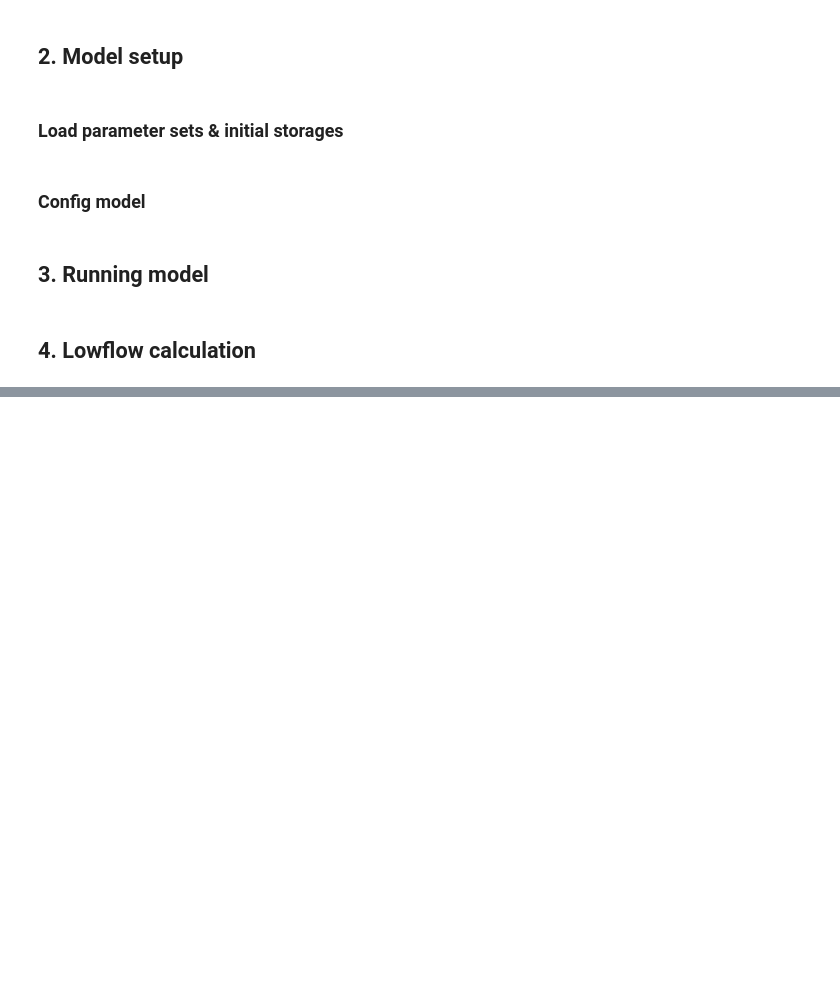
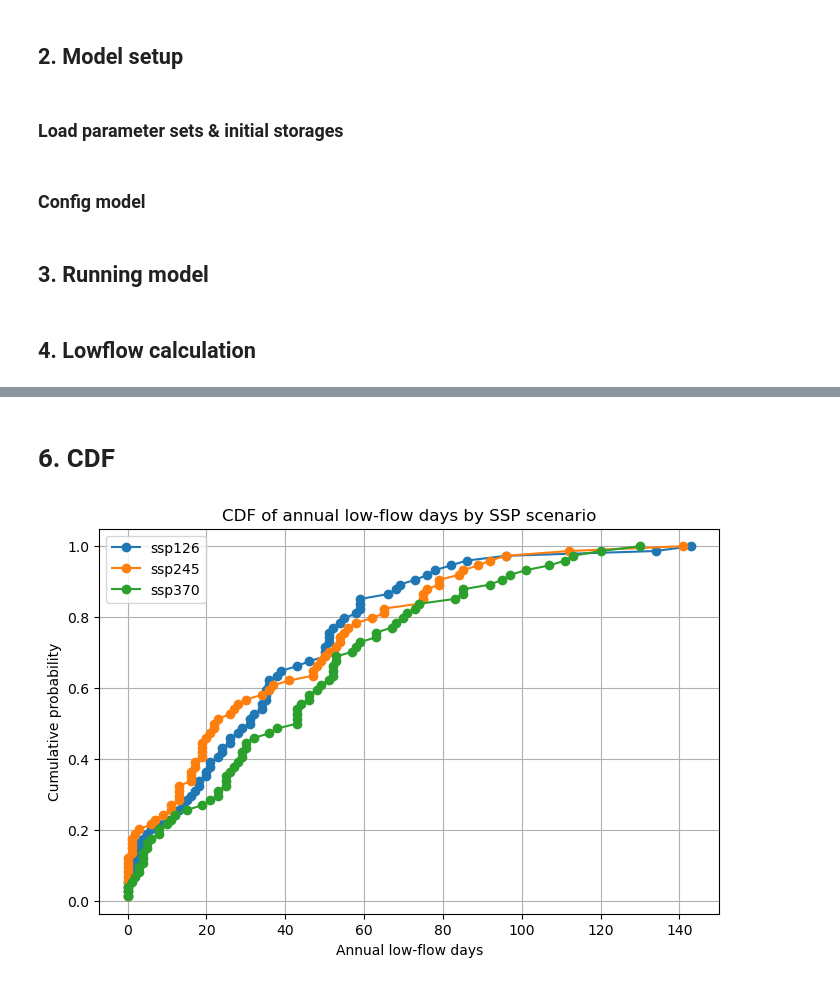
Before and after one commit to eWaterCycle/projects, a Jupyter notebook: Workyard/Step7_CMIP_Projections.ipynb, the cells around one changed output, grey strips where cells are left out. Drawn from its saved outputs; the diff is of its cells as text; code cells hidden in the pictures; blank space fills up the shorter version.

Commit message:
CMIP Projections
+ Ran future model for 3 ssp's, 2025-2100.
+ Graphical comparisons
+ Freshet/Freeze up algorithm simple check

```diff
--- a/Workyard/Step7_CMIP_Projections.ipynb
+++ b/Workyard/Step7_CMIP_Projections.ipynb
@@ -47,11 +60,15 @@ Scenario = "ssp126"    # Options: historical, ssp119, ssp126, ssp245, ssp,370, s
 # %%
 # Create pathways for ERA 5 forcings
 
-forcing_path_CMIP = Path.home() / "BEP-maxime" / "Workyard" / "forcings" / "CMIP6" / Scenario / f"CMIP6-{start_year}-{end_year}"
+def forcing_path_cmip(scenario, start_year, end_year):
 
-shape_file = Path.home() / "BEP-maxime" / "Workyard" / "Shapefiles" / "07DA001_basin.shp"
+    forcing_path = Path.home() / "BEP-maxime" / "book" / "thesis_projects" / "BSc" / "2026_Q4_MaximedeBekker_CEG" / "Workyard" / "forcings" / "CMIP6" / scenario / f"CMIP6-{start_year}-{end_year}"
 
-hbv_config = Path.home() / "BEP-maxime" / "Workyard" / "hbv_config"
+    return forcing_path
+
+shape_file = Path.home() / "BEP-maxime" / "book" / "thesis_projects" / "BSc" / "2026_Q4_MaximedeBekker_CEG" / "Workyard" / "Shapefiles" / "07DA001_basin.shp"
+
+hbv_config = Path.home() / "BEP-maxime" / "book" / "thesis_projects" / "BSc" / "2026_Q4_MaximedeBekker_CEG" / "Workyard" / "hbv_config"
 hbv_config.mkdir(parents=True, exist_ok=True)
 # %%
 # Adjust time period
@@ -179,13 +209,9 @@ def run_hbv_ensemble(par_ensemble, initial_storages, forcing):
         # Append new column for every parameter set results
         ensemble_data[f"Set {i+1}"] = simulated
 
-    # Filter observed data by day
-    observed_daily = observed_output
-    observed_daily.index = pd.to_datetime(observed_daily.index).tz_localize(None).normalize()
 
     # Add mean of all sets
     ensemble_data["Mean"] = ensemble_data.mean(axis=1)
-    ensemble_data['Observed discharge'] = observed_daily
 
     return ensemble_data
 # %%
@@ -284,0 +540,15 @@ NameError: name 'lowflow_counter_ensemble' is not defined
+# %%
+forcing_summaries = []
+
+for scenario in scenarios:
+
+    for i in range(len(periods[0])):
+
+        start_year = periods[0][i]
+        end_year = periods[1][i]
+
+        forcing_summaries.append(
+            forcing_summary_period(scenario, start_year, end_year)
+        )
+
+forcing_summary_table = pd.concat(forcing_summaries, ignore_index=True)
@@ -284,0 +575,2 @@ NameError: name 'lowflow_counter_ensemble' is not defined
+# %% [markdown]
+# 6. CDF
@@ -284,0 +613,13 @@ NameError: name 'lowflow_counter_ensemble' is not defined
+# %%
+periods = [
+    [2026, 2051, 2076],
+    [2050, 2075, 2099]
+]
+
+plot_lowflow_cdf_by_scenario(
+    lowflow_results=lowflow_results,
+    scenarios=scenarios,
+    periods=periods
+)
+# %% [output]
+[figure, added]
```
Also changed, not shown: parts of 28 cells of this notebook.
